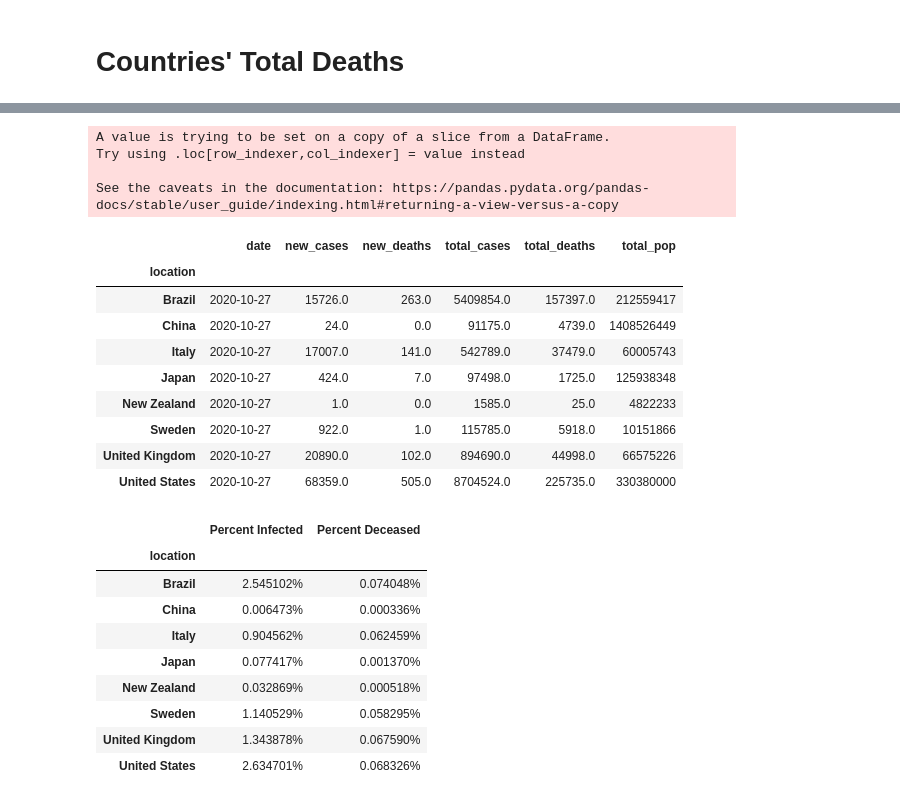
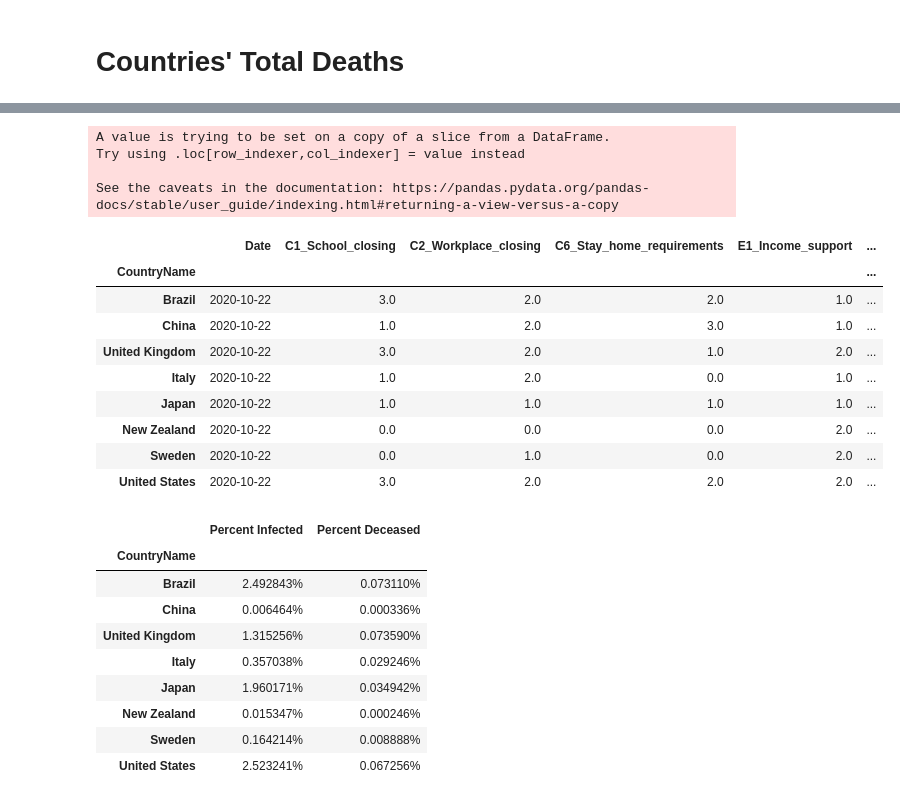
Before and after one commit to rejane-b/Project_1, a Jupyter notebook: Daily_Cases_Total_Cases.ipynb, the cells around one changed output, grey strips where cells are left out. Cells and saved outputs as stored; diff of their text form; code cells hidden in the pictures.

```diff
--- a/Daily_Cases_Total_Cases.ipynb
+++ b/Daily_Cases_Total_Cases.ipynb
@@ -13,8 +13,8 @@ import random
 
 
 # Read in CSV File
-cases_df = pd.read_csv("output_data/owid_clean.csv")
+cases_df = pd.read_csv("output_data/oxford_clean3.csv")
 
 # Set DataFrame IndexPreview CSV file
-cases_df.set_index("location")
+cases_df.set_index("CountryName")
 # %% [output]
@@ -35,5 +35,6 @@ cases_df.set_index("location")
 # %%
 # convert object to datetime
-cases_df['date'] = pd.to_datetime(cases_df['date'], format='%Y-%m-%d')
+cases_df['Date'] = pd.to_datetime(cases_df['Date'], format='%Y%m%d')
+cases_df.dropna()
 cases_df.dtypes
 # %% [output]
@@ -47,24 +52,24 @@ dtype: object
 # %% [markdown]
 # Countries' Total Cases
 # %%
-cases_df.set_index('location')
+cases_df.set_index('CountryName')
 
 fig, ax = plt.subplots()
 
-brazil = cases_df.loc[cases_df['location']=='Brazil']
-ax.plot(brazil['date'],brazil['total_cases'], label = 'Brazil')
+brazil = cases_df.loc[cases_df['CountryName']=='Brazil']
+ax.plot(brazil['Date'],brazil['ConfirmedCases'], label = 'Brazil')
 
-us = cases_df.loc[cases_df['location']=='United States']
-ax.plot(us['date'],us['total_cases'],label='US')
+china = cases_df.loc[cases_df['CountryName']=='China']
+ax.plot(china['Date'],china['ConfirmedCases'],label='China')
 
-uk = cases_df.loc[cases_df['location']=='United Kingdom']
-ax.plot(uk['date'],uk['total_cases'],label='United Kingdom')
+us = cases_df.loc[cases_df['CountryName']=='United States']
+ax.plot(us['Date'],us['ConfirmedCases'],label='US')
 
-italy = cases_df.loc[cases_df['location']=='Italy']
-ax.plot(italy['date'],italy['total_cases'],label='Italy')
+italy = cases_df.loc[cases_df['CountryName']=='Italy']
+ax.plot(italy['Date'],italy['ConfirmedCases'],label='Italy')
 
 plt.xticks(rotation='vertical')
-plt.title('Total Cases Over Time')
+plt.title('Confirmed Cases Over Time')
 plt.xlabel('Date')
 plt.ylabel('Total Cases')
 plt.legend()
@@ -179,34 +160,32 @@ us_pop = 330380000
 # %%
 ### CASES BY PERCENTAGE OF COUNTRIES POPULATION ###
 pops = (212559417, 1408526449, 60005743, 125938348, 4822233, 10151866, 66575226, 330380000)
 
-last_df = cases_df.loc[cases_df['date']=='2020-10-27']
+last_df = cases_df.loc[cases_df['Date']=='2020-10-22']
 
 last_df["total_pop"] = pops
-last_df = last_df.set_index('location')
+last_df = last_df.set_index('CountryName')
 last_df
 # %% [output]
 A value is trying to be set on a copy of a slice from a DataFrame.
 Try using .loc[row_indexer,col_indexer] = value instead
 
 See the caveats in the documentation: https://pandas.pydata.org/pandas-docs/stable/user_guide/indexing.html#returning-a-view-versus-a-copy
-|  | date | new_cases | new_deaths | total_cases | total_deaths | total_pop |
-| location |  |  |  |  |  |  |
-| Brazil | 2020-10-27 | 15726.0 | 263.0 | 5409854.0 | 157397.0 | 212559417 |
-| China | 2020-10-27 | 24.0 | 0.0 | 91175.0 | 4739.0 | 1408526449 |
-| Italy | 2020-10-27 | 17007.0 | 141.0 | 542789.0 | 37479.0 | 60005743 |
-| Japan | 2020-10-27 | 424.0 | 7.0 | 97498.0 | 1725.0 | 125938348 |
-| New Zealand | 2020-10-27 | 1.0 | 0.0 | 1585.0 | 25.0 | 4822233 |
-| Sweden | 2020-10-27 | 922.0 | 1.0 | 115785.0 | 5918.0 | 10151866 |
-| United Kingdom | 2020-10-27 | 20890.0 | 102.0 | 894690.0 | 44998.0 | 66575226 |
-| United States | 2020-10-27 | 68359.0 | 505.0 | 8704524.0 | 225735.0 | 330380000 |
+|  | Date | C1_School_closing | C2_Workplace_closing | C6_Stay_home_requirements | E1_Income_support | ... |
+| CountryName |  |  |  |  |  | ... |
+| Brazil | 2020-10-22 | 3.0 | 2.0 | 2.0 | 1.0 | ... |
+| China | 2020-10-22 | 1.0 | 2.0 | 3.0 | 1.0 | ... |
+| United Kingdom | 2020-10-22 | 3.0 | 2.0 | 1.0 | 2.0 | ... |
+| Italy | 2020-10-22 | 1.0 | 2.0 | 0.0 | 1.0 | ... |
+| Japan | 2020-10-22 | 1.0 | 1.0 | 1.0 | 1.0 | ... |
+| New Zealand | 2020-10-22 | 0.0 | 0.0 | 0.0 | 2.0 | ... |
+| Sweden | 2020-10-22 | 0.0 | 1.0 | 0.0 | 2.0 | ... |
+| United States | 2020-10-22 | 3.0 | 2.0 | 2.0 | 2.0 | ... |
 # %%
-last_df
-
-perc_cases = (last_df["total_cases"]/last_df["total_pop"])
+perc_cases = (last_df["ConfirmedCases"]/last_df["total_pop"])
 perc_cases
 
-perc_deaths = (last_df["total_deaths"]/last_df["total_pop"])
+perc_deaths = (last_df["ConfirmedDeaths"]/last_df["total_pop"])
 perc_deaths
 
 
@@ -214,12 +193,12 @@ perc_summary = pd.DataFrame({'Percent Infected':perc_cases, 'Percent Deceased':p
 perc_summary.style.format({"Percent Infected":"{:.6%}", "Percent Deceased":"{:.6%}"})
 # %% [output]
 |  | Percent Infected | Percent Deceased |
-| location |  |  |
-| Brazil | 2.545102% | 0.074048% |
-| China | 0.006473% | 0.000336% |
-| Italy | 0.904562% | 0.062459% |
-| Japan | 0.077417% | 0.001370% |
-| New Zealand | 0.032869% | 0.000518% |
-| Sweden | 1.140529% | 0.058295% |
-| United Kingdom | 1.343878% | 0.067590% |
-| United States | 2.634701% | 0.068326% |
+| CountryName |  |  |
+| Brazil | 2.492843% | 0.073110% |
+| China | 0.006464% | 0.000336% |
+| United Kingdom | 1.315256% | 0.073590% |
+| Italy | 0.357038% | 0.029246% |
+| Japan | 1.960171% | 0.034942% |
+| New Zealand | 0.015347% | 0.000246% |
+| Sweden | 0.164214% | 0.008888% |
+| United States | 2.523241% | 0.067256% |
```
Also changed, not shown: parts of 10 cells of this notebook, 1 other file.
